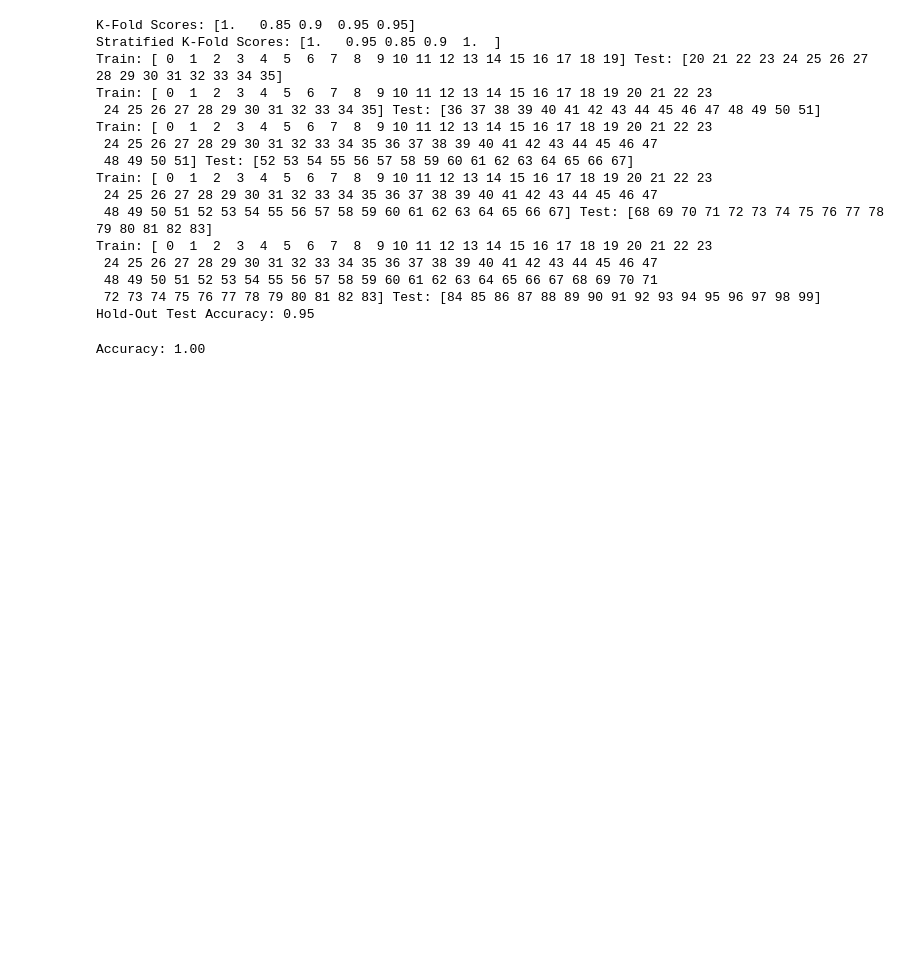
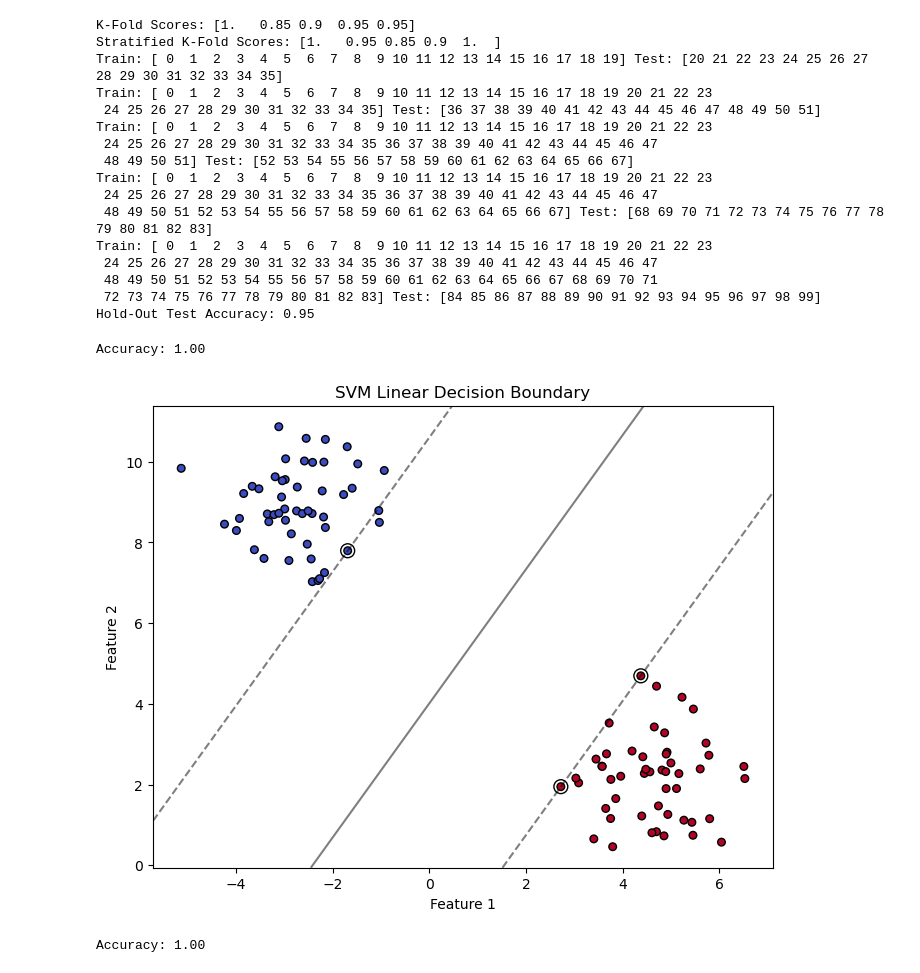
Before and after one commit to Atugoda/Python_ML, a Jupyter notebook: SVM_classification.ipynb, the cells around one changed output. Cells and saved outputs as stored; diff of their text form; code cells hidden in the pictures; blank space fills up the shorter version.

Commit message:
with the graph

```diff
--- a/SVM_classification.ipynb
+++ b/SVM_classification.ipynb
@@ -91,6 +91,63 @@ Train: [ 0  1  2  3  4  5  6  7  8  9 10 11 12 13 14 15 16 17 18 19 20 21 22 23
  48 49 50 51 52 53 54 55 56 57 58 59 60 61 62 63 64 65 66 67 68 69 70 71
  72 73 74 75 76 77 78 79 80 81 82 83] Test: [84 85 86 87 88 89 90 91 92 93 94 95 96 97 98 99]
 Hold-Out Test Accuracy: 0.95
+# %%
+import numpy as np
+import matplotlib.pyplot as plt
+from sklearn.svm import SVC
+from sklearn.datasets import make_blobs
+from sklearn.model_selection import train_test_split
+from sklearn.metrics import accuracy_score
+
+# Generate a synthetic dataset
+X, y = make_blobs(n_samples=100, centers=2, random_state=42, cluster_std=1.0)
+
+# Split the dataset into training and testing datasets
+X_train, X_test, y_train, y_test = train_test_split(X, y, test_size=0.3, random_state=42)
+
+# Create and fit the SVM model
+svm_model = SVC(kernel='linear')
+svm_model.fit(X_train, y_train)
+
+# Make predictions
+y_pred = svm_model.predict(X_test)
+
+# Calculate accuracy
+accuracy = accuracy_score(y_test, y_pred)
+print(f"Accuracy: {accuracy:.2f}")
+
+# Function to plot the decision boundary
+def plot_decision_boundary(X, y, model):
+    plt.figure(figsize=(8, 6))
+    plt.scatter(X[:, 0], X[:, 1], c=y, s=30, cmap='coolwarm', marker='o', edgecolors='k')
+    ax = plt.gca()
+    xlim = ax.get_xlim()
+    ylim = ax.get_ylim()
+
+    # Create grid to evaluate the model
+    xx = np.linspace(xlim[0], xlim[1], 30)
+    yy = np.linspace(ylim[0], ylim[1], 30)
+    YY, XX = np.meshgrid(yy, xx)
+    xy = np.vstack([XX.ravel(), YY.ravel()]).T
+    Z = model.decision_function(xy).reshape(XX.shape)
+
+    # Plot the decision boundary and margins
+    ax.contour(XX, YY, Z, colors='k', levels=[-1, 0, 1], alpha=0.5, linestyles=['--', '-', '--'])
+
+    # Plot support vectors
+    ax.scatter(model.support_vectors_[:, 0], model.support_vectors_[:, 1], s=100,
+               linewidth=1, facecolors='none', edgecolors='k')
+
+    plt.title("SVM Linear Decision Boundary")
+    plt.xlabel("Feature 1")
+    plt.ylabel("Feature 2")
+    plt.show()
+
+# Plot the decision boundary
+plot_decision_boundary(X, y, svm_model)
+# %% [output]
+Accuracy: 1.00
+[figure, added]
 # %%
 import numpy as np
 import matplotlib as plt
```
